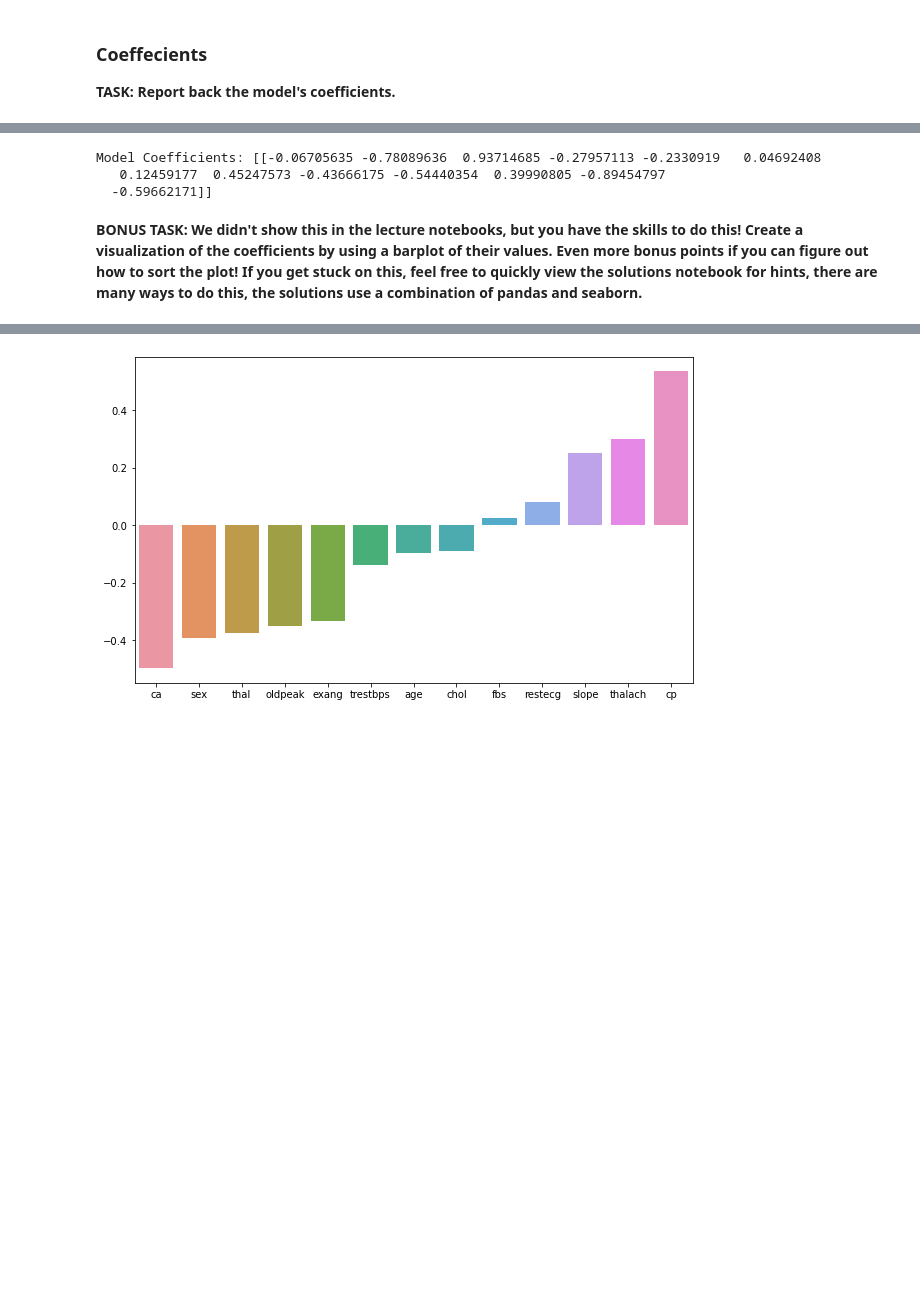
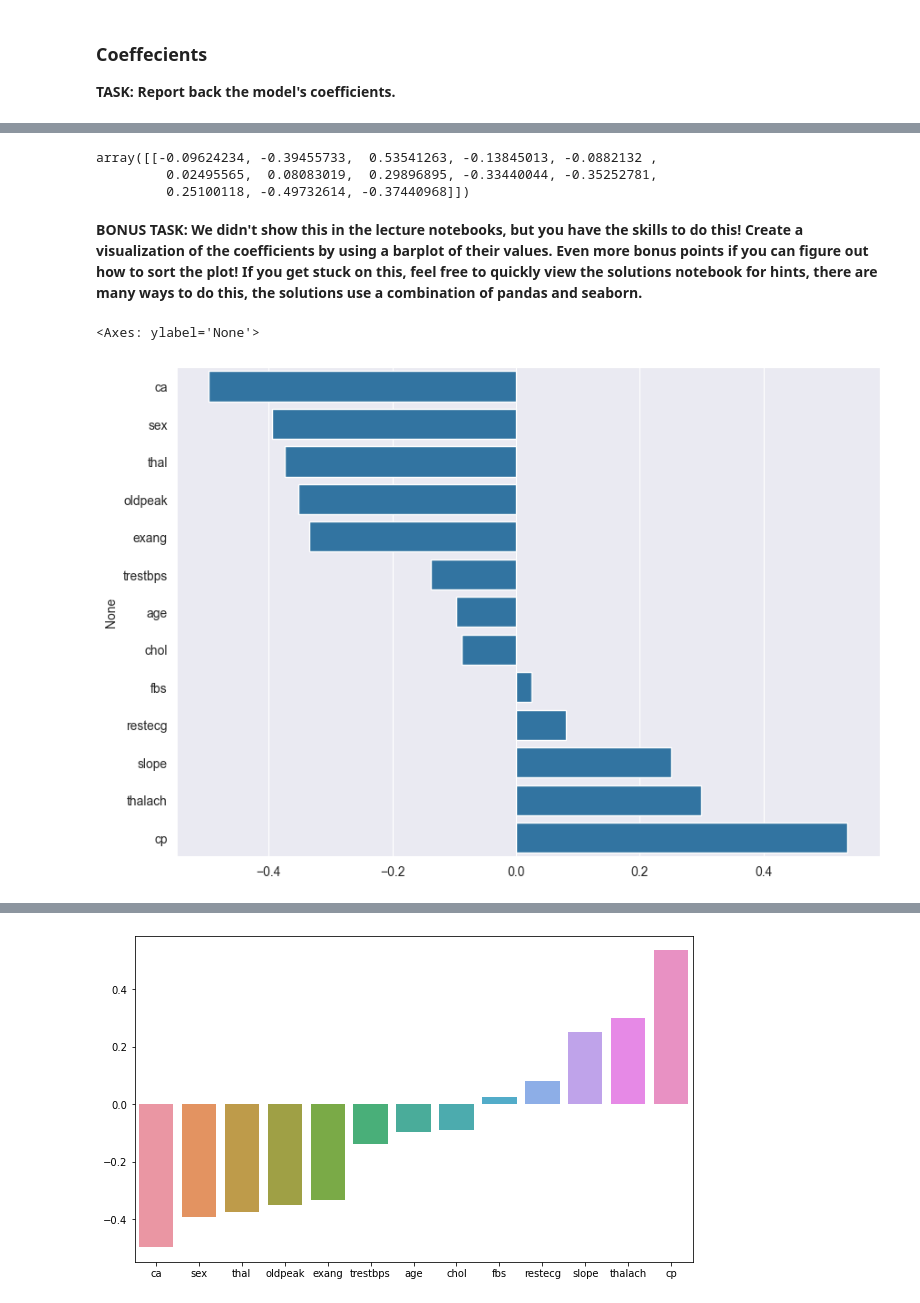
Before and after one commit to ZygimantasB/data_science_ml_learning, a Jupyter notebook: Section 13 Logistic Regression/02-Logistic-Regression-Project-Exercise .ipynb, the cells around one changed output, grey strips where cells are left out. Cells and saved outputs as stored; diff of their text form; code cells hidden in the pictures; blank space fills up the shorter version.

```diff
--- a/Section 13 Logistic Regression/02-Logistic-Regression-Project-Exercise .ipynb
+++ b/Section 13 Logistic Regression/02-Logistic-Regression-Project-Exercise .ipynb
@@ -252,10 +278,8 @@ array([[-0.09621199, -0.39460154,  0.53534731, -0.13850191, -0.08830462,
-# %%
-coefficients = grid_search.best_estimator_.coef_
-
-print("Model Coefficients:", coefficients)
-# %% [output]
-Model Coefficients: [[-0.06705635 -0.78089636  0.93714685 -0.27957113 -0.2330919   0.04692408
-   0.12459177  0.45247573 -0.43666175 -0.54440354  0.39990805 -0.89454797
-  -0.59662171]]
+# %%
+log_model.coef_
+# %% [output]
+array([[-0.09624234, -0.39455733,  0.53541263, -0.13845013, -0.0882132 ,
+         0.02495565,  0.08083019,  0.29896895, -0.33440044, -0.35252781,
+         0.25100118, -0.49732614, -0.37440968]])
 # %% [markdown]
 **BONUS TASK: We didn't show this in the lecture notebooks, but you have the skills to do this! Create a visualization of the coefficients by using a barplot of their values. Even more bonus points if you can figure out how to sort the plot! If you get stuck on this, feel free to quickly view the solutions notebook for hints, there are many ways to do this, the solutions use a combination of pandas and seaborn.**
@@ -262 +289,8 @@ Model Coefficients: [[-0.06705635 -0.78089636  0.93714685 -0.27957113 -0.2330919
+# %%
+coefs = coefs.sort_values()
+plt.figure(figsize=(10,7))
+sns.barplot(x=coefs.values, y=coefs.index)
+# %% [output]
+<Axes: ylabel='None'>
+[figure, added]
 # %%
```
Also changed, not shown: parts of 19 cells of this notebook.
